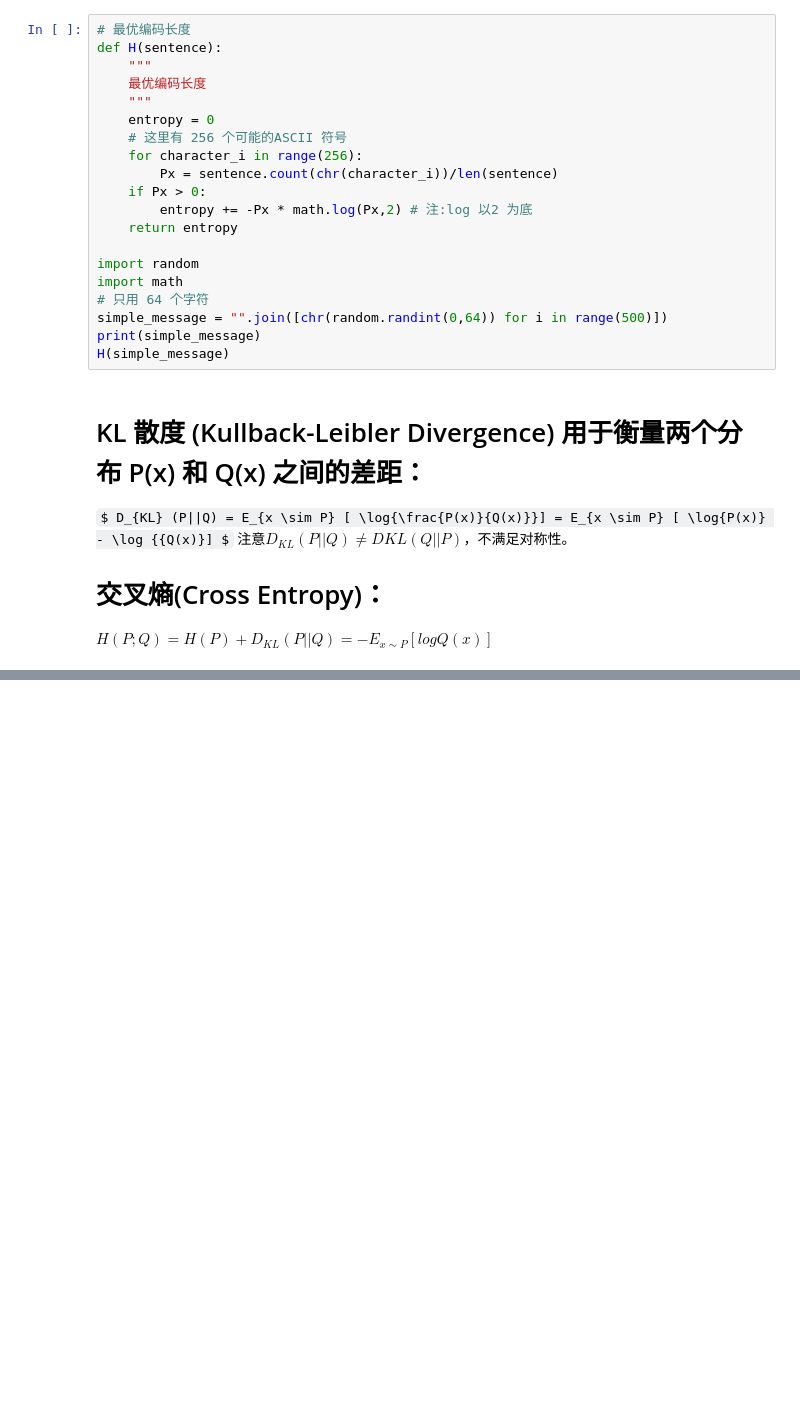
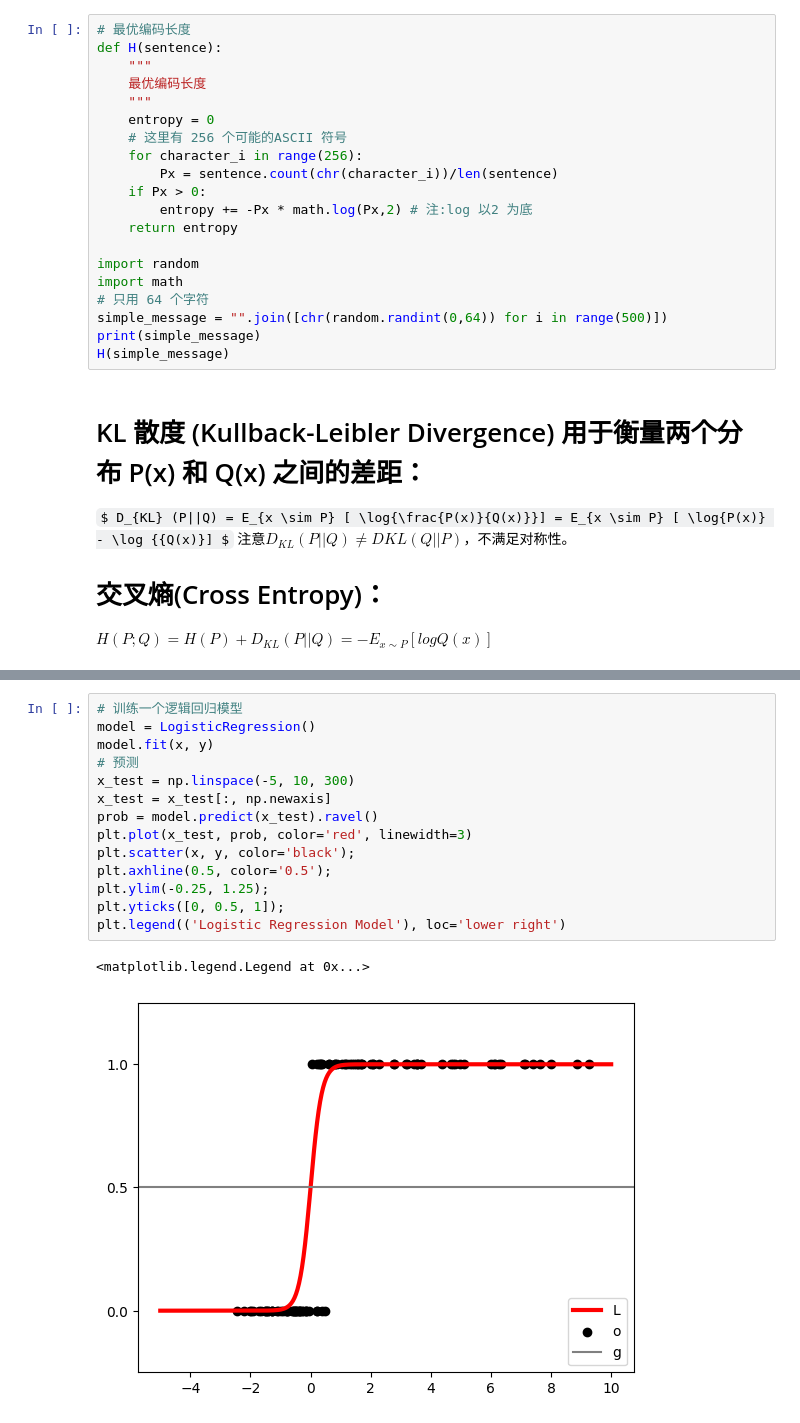
Before and after one commit to LuminousChestnut/NLP, a Jupyter notebook: MachineLearning/Machine Learning.ipynb, the cells around one changed output, grey strips where cells are left out. Cells and saved outputs as stored; diff of their text form; some formulas as TeX source; blank space fills up the shorter version.

```diff
--- a/MachineLearning/Machine Learning.ipynb
+++ b/MachineLearning/Machine Learning.ipynb
@@ -411,0 +896,17 @@ $H(P;Q) = H(P) + D_{KL}(P||Q) = -E_{x \sim P}[log Q(x)]$
+# %%
+# 训练一个逻辑回归模型
+model = LogisticRegression()
+model.fit(x, y)
+# 预测
+x_test = np.linspace(-5, 10, 300)
+x_test = x_test[:, np.newaxis]
+prob = model.predict(x_test).ravel()
+plt.plot(x_test, prob, color='red', linewidth=3)
+plt.scatter(x, y, color='black');
+plt.axhline(0.5, color='0.5');
+plt.ylim(-0.25, 1.25);
+plt.yticks([0, 0.5, 1]);
+plt.legend(('Logistic Regression Model'), loc='lower right')
+# %% [output]
+<matplotlib.legend.Legend at 0x...>
+[figure, added]
```
Also changed, not shown: parts of 29 cells of this notebook.
